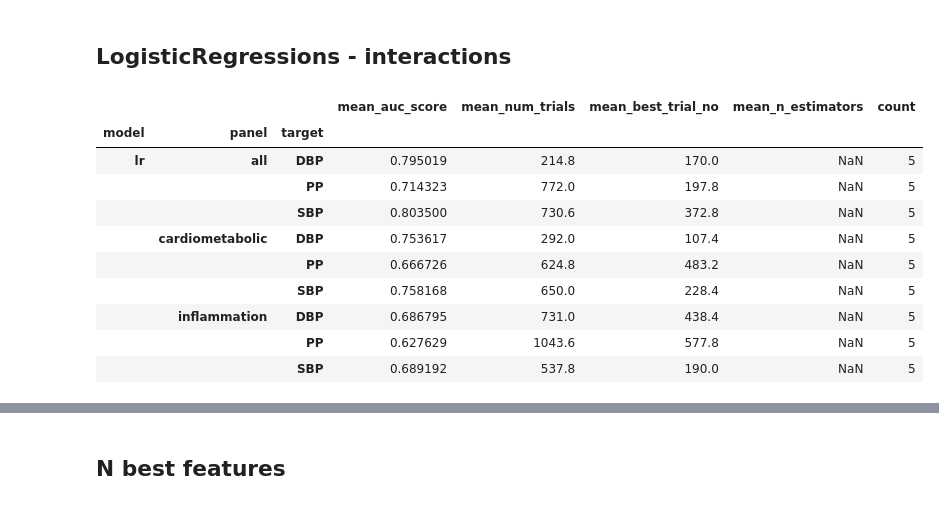
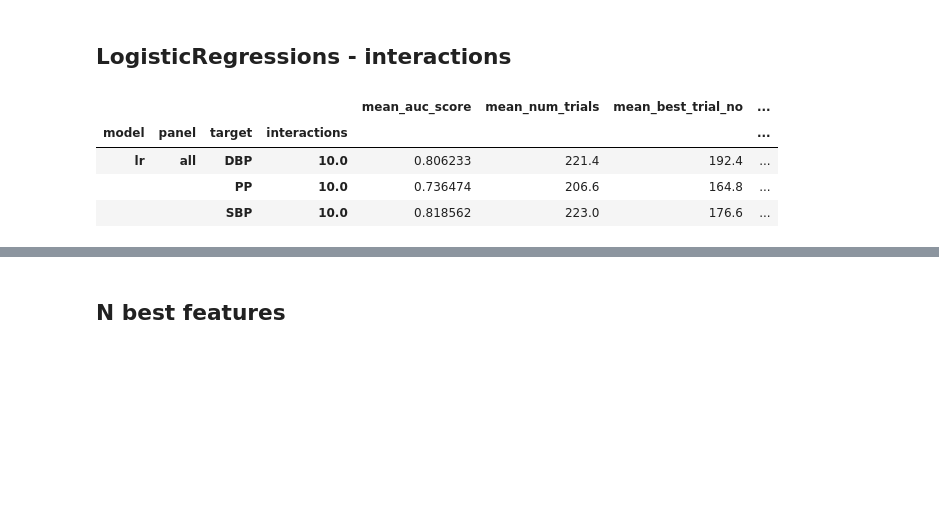
Before and after one commit to ipolharvard/biobank_olink, a Jupyter notebook: notebooks/exp_two_extremes.ipynb, the cells around one changed output, grey strips where cells are left out. Drawn from its saved outputs; the diff is of its cells as text; code cells hidden in the pictures; blank space fills up the shorter version.

Commit message:
Print some results of interactions

```diff
--- a/notebooks/exp_two_extremes.ipynb
+++ b/notebooks/exp_two_extremes.ipynb
@@ -253,19 +253,13 @@ for _, (study_name, target, panel) in exp_cases.iterrows():
 ## LogisticRegressions - interactions
 # %%
 res_inter = results.loc[results.interactions > 0]
-res_inter.groupby(["model", "panel", "target"]).agg(**agg_values, count=("model", 'size'))
+res_inter.groupby(["model", "panel", "target", "interactions"]).agg(**agg_values, count=("model", 'size'))
 # %% [output]
-|  |  |  | mean_auc_score | mean_num_trials | mean_best_trial_no | mean_n_estimators | count |
-| model | panel | target |  |  |  |  |  |
-| lr | all | DBP | 0.795019 | 214.8 | 170.0 | NaN | 5 |
-|  |  | PP | 0.714323 | 772.0 | 197.8 | NaN | 5 |
-|  |  | SBP | 0.803500 | 730.6 | 372.8 | NaN | 5 |
-|  | cardiometabolic | DBP | 0.753617 | 292.0 | 107.4 | NaN | 5 |
-|  |  | PP | 0.666726 | 624.8 | 483.2 | NaN | 5 |
-|  |  | SBP | 0.758168 | 650.0 | 228.4 | NaN | 5 |
-|  | inflammation | DBP | 0.686795 | 731.0 | 438.4 | NaN | 5 |
-|  |  | PP | 0.627629 | 1043.6 | 577.8 | NaN | 5 |
-|  |  | SBP | 0.689192 | 537.8 | 190.0 | NaN | 5 |
+|  |  |  |  | mean_auc_score | mean_num_trials | mean_best_trial_no | ... |
+| model | panel | target | interactions |  |  |  | ... |
+| lr | all | DBP | 10.0 | 0.806233 | 221.4 | 192.4 | ... |
+|  |  | PP | 10.0 | 0.736474 | 206.6 | 164.8 | ... |
+|  |  | SBP | 10.0 | 0.818562 | 223.0 | 176.6 | ... |
 # %%
 get_feat_imps(res_inter, "all").sort_values("SBP", ascending=False)
 # %% [output]
```
Also changed, not shown: parts of 1 cell of this notebook, 2 other files.
